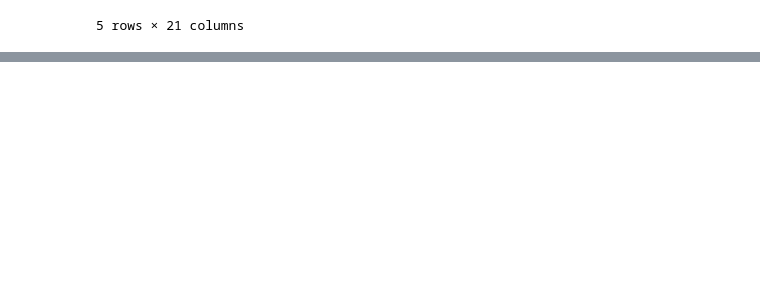
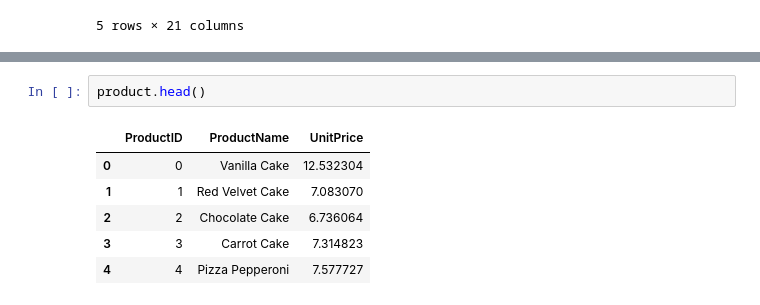
Before and after one commit to TaiwoBlacks/zipco_foods_etl_airflow_orchestration, a Jupyter notebook: etl_pipeline.ipynb, the cells around one changed output, grey strips where cells are left out. Cells and saved outputs as stored; diff of their text form; blank space fills up the shorter version.

```diff
--- a/etl_pipeline.ipynb
+++ b/etl_pipeline.ipynb
@@ -26,0 +157,9 @@ data.head()
+# %%
+product.head()
+# %% [output]
+|  | ProductID | ProductName | UnitPrice |
+| 0 | 0 | Vanilla Cake | 12.532304 |
+| 1 | 1 | Red Velvet Cake | 7.083070 |
+| 2 | 2 | Chocolate Cake | 6.736064 |
+| 3 | 3 | Carrot Cake | 7.314823 |
+| 4 | 4 | Pizza Pepperoni | 7.577727 |
```
Also changed, not shown: parts of 20 cells of this notebook, 7 other files.
